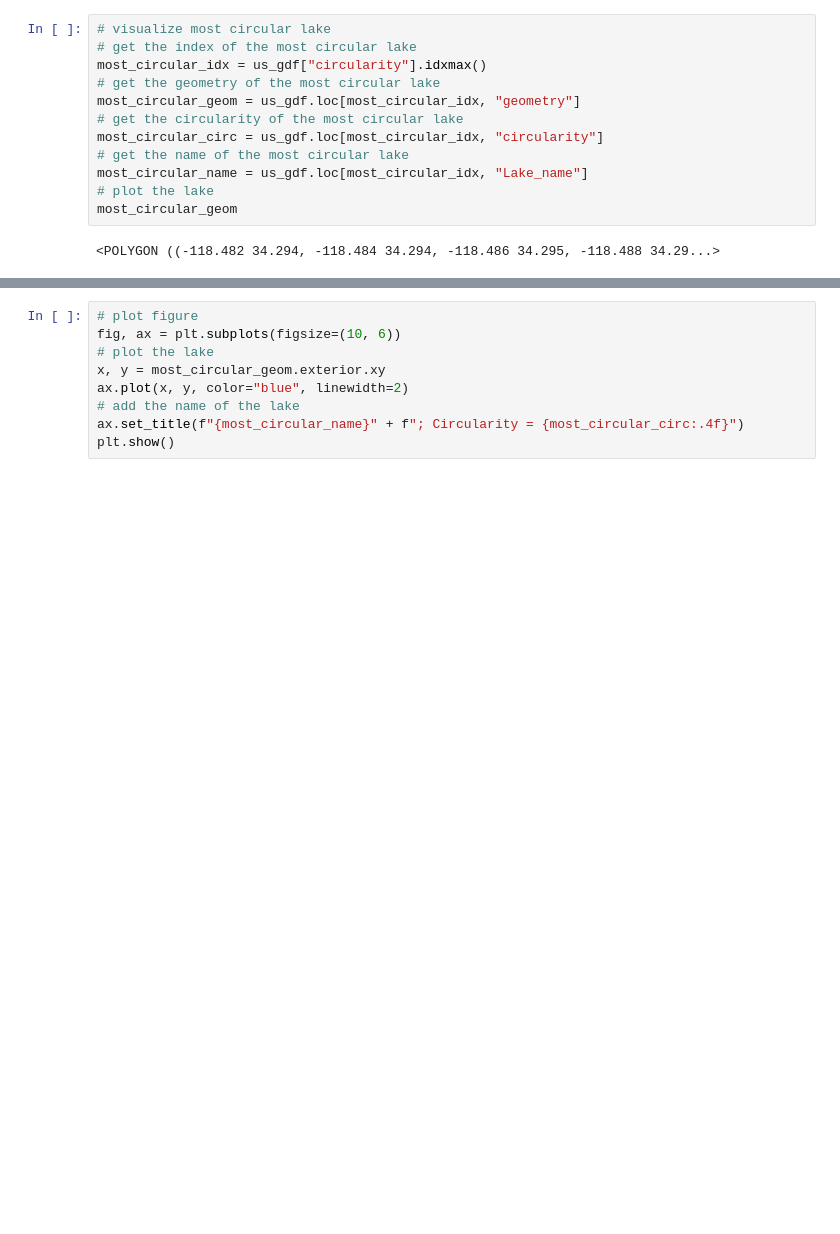
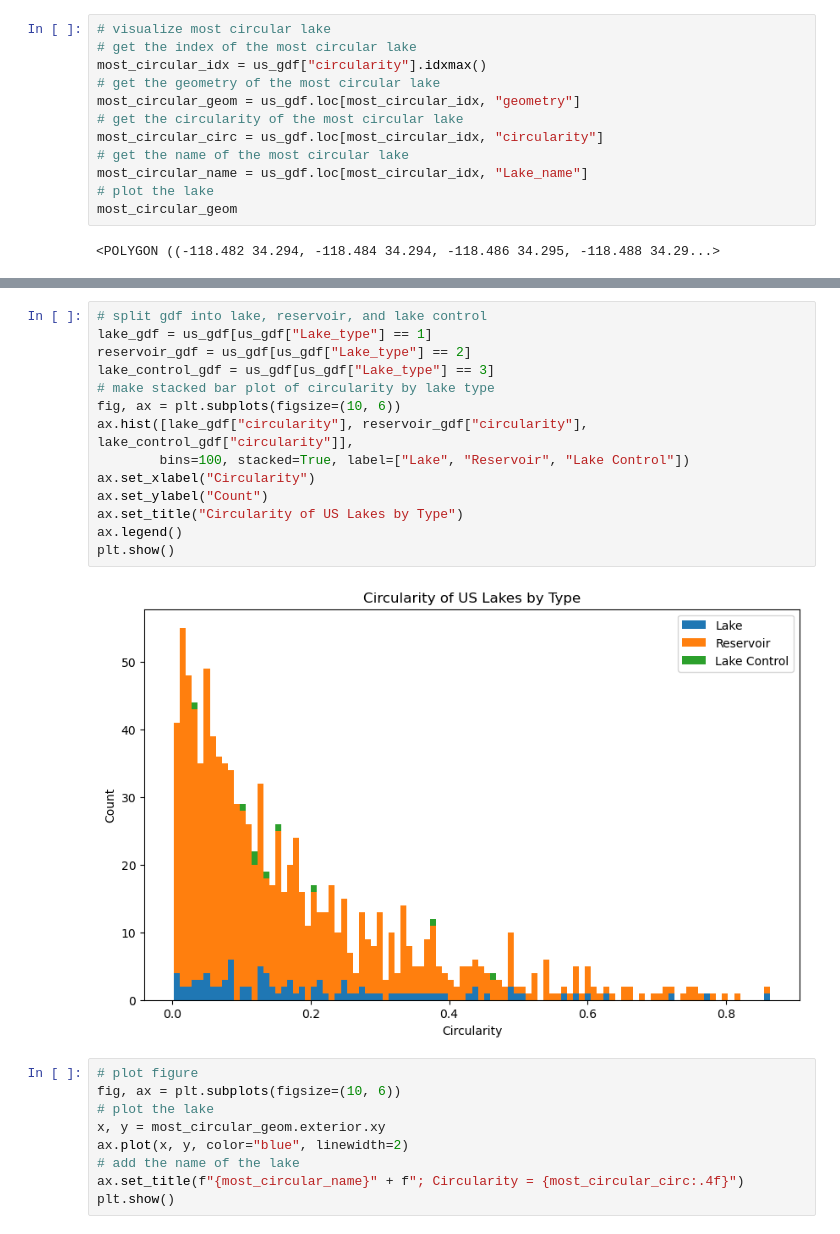
Before and after one commit to DOI-USGS/vizlab-chart-challenge-23, a Jupyter notebook: 11_circular_jhariharan/11_circular_jhariharan_script.ipynb, the cells around one changed output, grey strips where cells are left out. Cells and saved outputs as stored; diff of their text form; blank space fills up the shorter version.

```diff
--- a/11_circular_jhariharan/11_circular_jhariharan_script.ipynb
+++ b/11_circular_jhariharan/11_circular_jhariharan_script.ipynb
@@ -123,3 +124,19 @@ Name: 64, dtype: object
+# %%
+# split gdf into lake, reservoir, and lake control
+lake_gdf = us_gdf[us_gdf["Lake_type"] == 1]
+reservoir_gdf = us_gdf[us_gdf["Lake_type"] == 2]
+lake_control_gdf = us_gdf[us_gdf["Lake_type"] == 3]
+# make stacked bar plot of circularity by lake type
+fig, ax = plt.subplots(figsize=(10, 6))
+ax.hist([lake_gdf["circularity"], reservoir_gdf["circularity"], lake_control_gdf["circularity"]],
+        bins=100, stacked=True, label=["Lake", "Reservoir", "Lake Control"])
+ax.set_xlabel("Circularity")
+ax.set_ylabel("Count")
+ax.set_title("Circularity of US Lakes by Type")
+ax.legend()
+plt.show()
+# %% [output]
+[figure, added]
 # %%
 # plot figure
 fig, ax = plt.subplots(figsize=(10, 6))
```
Also changed, not shown: parts of 3 cells of this notebook.
